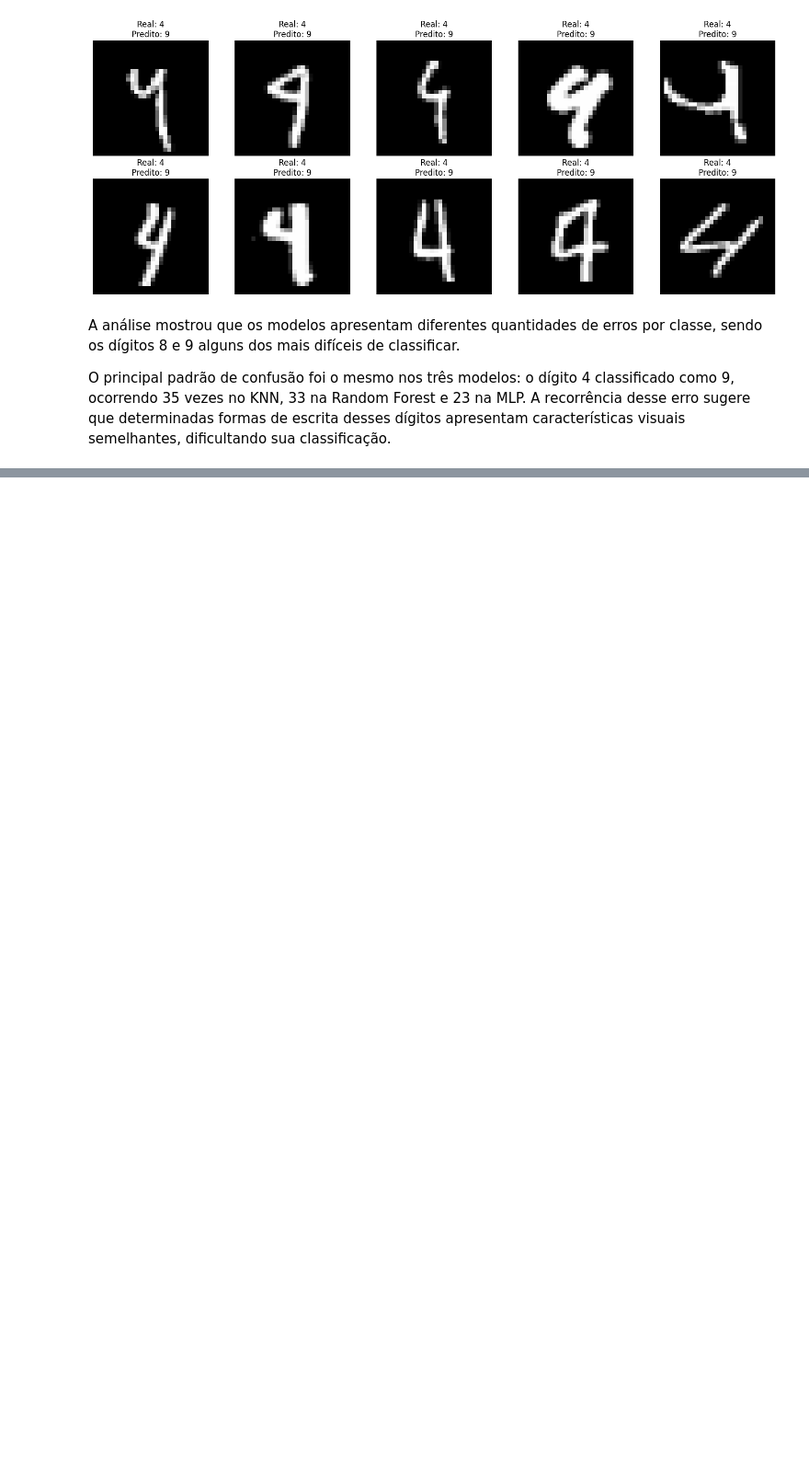
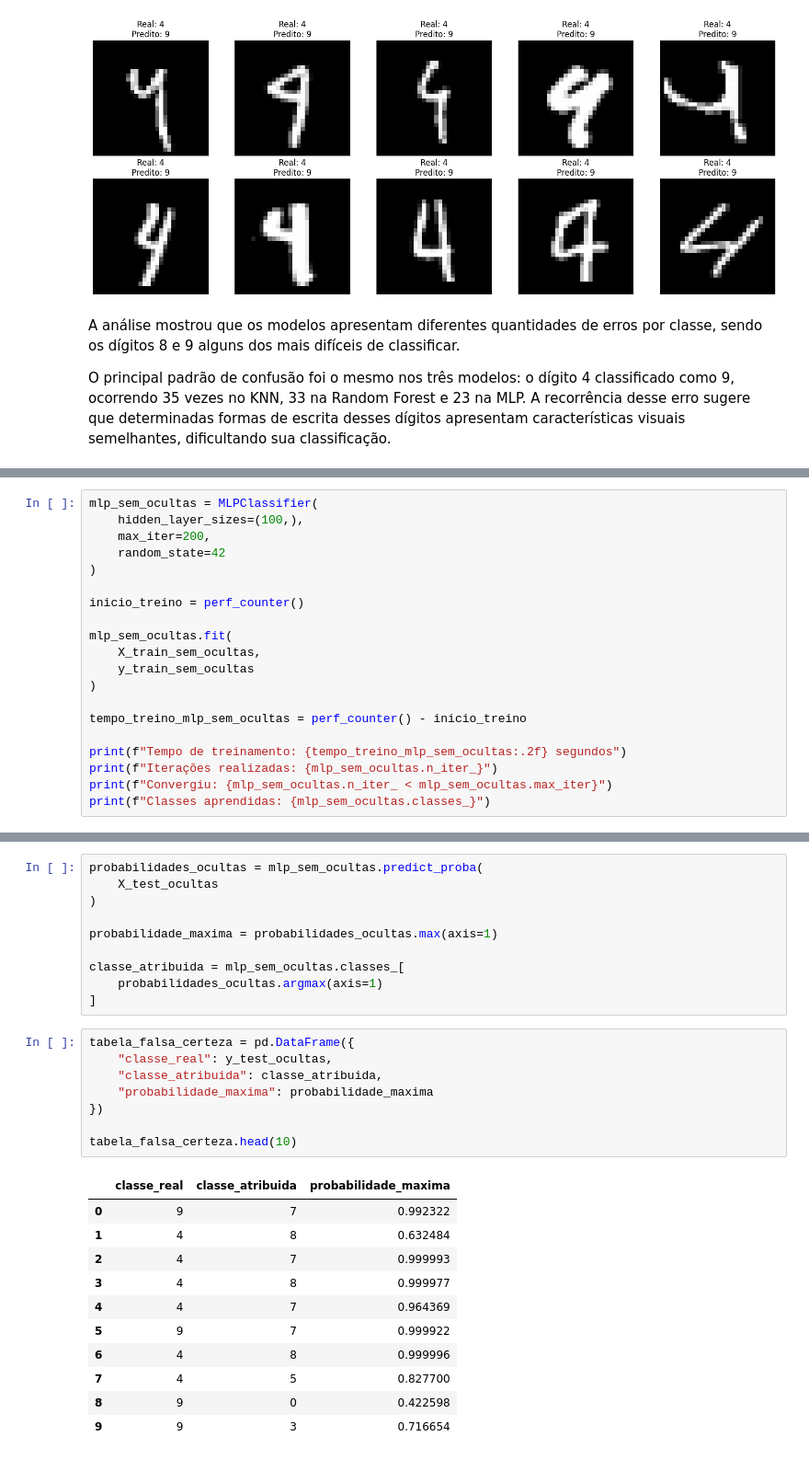
Before and after one commit to senapalm/classificador_de_digitos, a Jupyter notebook: classificador_de_digitos.ipynb, the cells around one changed output, grey strips where cells are left out. Shown: that part at 92% size. Cells and saved outputs as stored; diff of their text form; blank space fills up the shorter version.

```diff
--- a/classificador_de_digitos.ipynb
+++ b/classificador_de_digitos.ipynb
@@ -1070,0 +1150,20 @@ O principal padrão de confusão foi o mesmo nos três modelos: o dígito 4 clas
+# %%
+mlp_sem_ocultas = MLPClassifier(
+    hidden_layer_sizes=(100,),
+    max_iter=200,
+    random_state=42
+)
+
+inicio_treino = perf_counter()
+
+mlp_sem_ocultas.fit(
+    X_train_sem_ocultas,
+    y_train_sem_ocultas
+)
+
+tempo_treino_mlp_sem_ocultas = perf_counter() - inicio_treino
+
+print(f"Tempo de treinamento: {tempo_treino_mlp_sem_ocultas:.2f} segundos")
+print(f"Iterações realizadas: {mlp_sem_ocultas.n_iter_}")
+print(f"Convergiu: {mlp_sem_ocultas.n_iter_ < mlp_sem_ocultas.max_iter}")
+print(f"Classes aprendidas: {mlp_sem_ocultas.classes_}")
@@ -1070,0 +1254,30 @@ O principal padrão de confusão foi o mesmo nos três modelos: o dígito 4 clas
+# %%
+probabilidades_ocultas = mlp_sem_ocultas.predict_proba(
+    X_test_ocultas
+)
+
+probabilidade_maxima = probabilidades_ocultas.max(axis=1)
+
+classe_atribuida = mlp_sem_ocultas.classes_[
+    probabilidades_ocultas.argmax(axis=1)
+]
+# %%
+tabela_falsa_certeza = pd.DataFrame({
+    "classe_real": y_test_ocultas,
+    "classe_atribuida": classe_atribuida,
+    "probabilidade_maxima": probabilidade_maxima
+})
+
+tabela_falsa_certeza.head(10)
+# %% [output]
+|  | classe_real | classe_atribuida | probabilidade_maxima |
+| 0 | 9 | 7 | 0.992322 |
+| 1 | 4 | 8 | 0.632484 |
+| 2 | 4 | 7 | 0.999993 |
+| 3 | 4 | 8 | 0.999977 |
+| 4 | 4 | 7 | 0.964369 |
+| 5 | 9 | 7 | 0.999922 |
+| 6 | 4 | 8 | 0.999996 |
+| 7 | 4 | 5 | 0.827700 |
+| 8 | 9 | 0 | 0.422598 |
+| 9 | 9 | 3 | 0.716654 |
```
Also changed, not shown: parts of 19 cells of this notebook.
